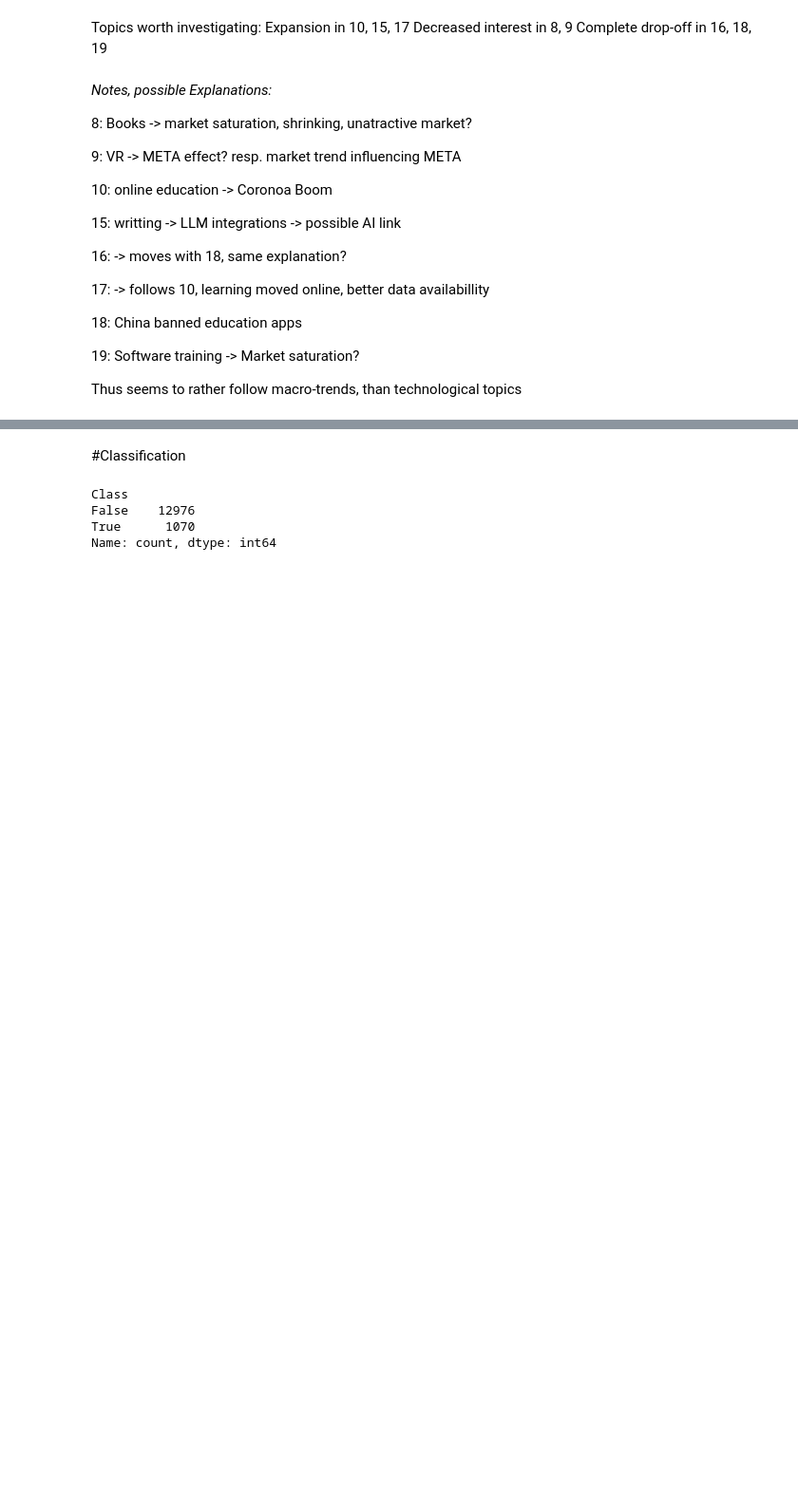
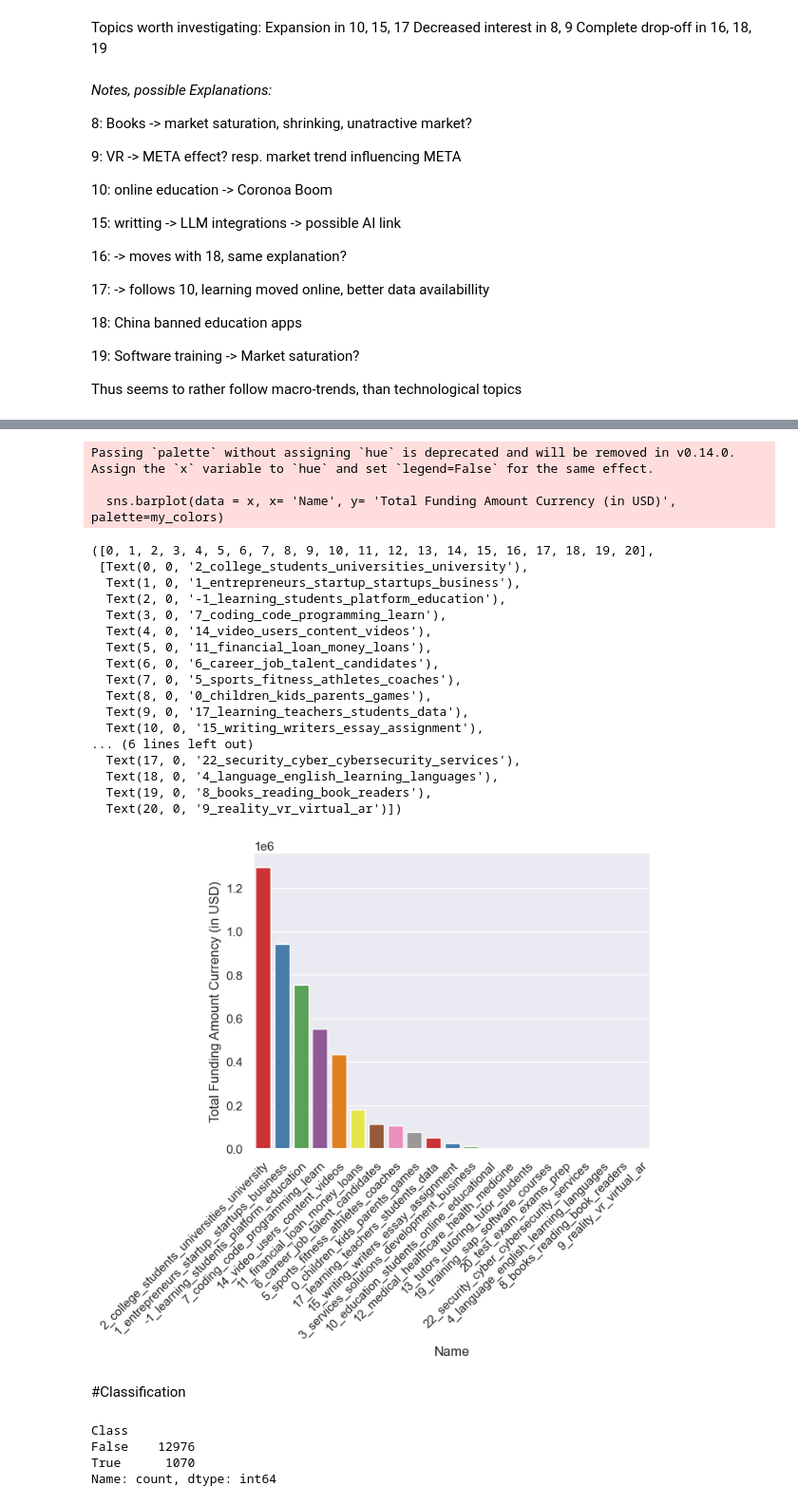
Before and after one commit to MarioMuehlematter/Education.ai, a Jupyter notebook: notebooks/Education.ai_Analysis+Plots.ipynb, the cells around one changed output, grey strips where cells are left out. Shown at 95% size. Saved outputs shown, nothing was run; the diff lists cells and outputs as text; code cells hidden in the pictures; blank space fills up the shorter version.

```diff
--- a/notebooks/Education.ai_Analysis+Plots.ipynb
+++ b/notebooks/Education.ai_Analysis+Plots.ipynb
@@ -347,0 +329,2 @@ topic_export.to_csv('//Users/mario/Documents/Github/Education.ai/data/topic_mode
+# %%
+sub_df = df[df['Founded Date'] >= '2021-12-31']
@@ -347,0 +366,4 @@ topic_export.to_csv('//Users/mario/Documents/Github/Education.ai/data/topic_mode
+# %%
+x =sub_df[['Name', 'Total Funding Amount Currency (in USD)']].groupby('Name').mean()
+x = x.sort_values(by= ['Total Funding Amount Currency (in USD)'], ascending= False)
+print(x)
@@ -348,3 +388,28 @@ topic_export.to_csv('//Users/mario/Documents/Github/Education.ai/data/topic_mode
+# %%
+sns.barplot(data = x, x= 'Name', y= 'Total Funding Amount Currency (in USD)', palette=my_colors)
+plt.xticks(rotation = 45, wrap = True, ha = 'right')
+# %% [output]
+Passing `palette` without assigning `hue` is deprecated and will be removed in v0.14.0. Assign the `x` variable to `hue` and set `legend=False` for the same effect.
+
+  sns.barplot(data = x, x= 'Name', y= 'Total Funding Amount Currency (in USD)', palette=my_colors)
+([0, 1, 2, 3, 4, 5, 6, 7, 8, 9, 10, 11, 12, 13, 14, 15, 16, 17, 18, 19, 20],
+ [Text(0, 0, '2_college_students_universities_university'),
+  Text(1, 0, '1_entrepreneurs_startup_startups_business'),
+  Text(2, 0, '-1_learning_students_platform_education'),
+  Text(3, 0, '7_coding_code_programming_learn'),
+  Text(4, 0, '14_video_users_content_videos'),
+  Text(5, 0, '11_financial_loan_money_loans'),
+  Text(6, 0, '6_career_job_talent_candidates'),
+  Text(7, 0, '5_sports_fitness_athletes_coaches'),
+  Text(8, 0, '0_children_kids_parents_games'),
+  Text(9, 0, '17_learning_teachers_students_data'),
+  Text(10, 0, '15_writing_writers_essay_assignment'),
+... (6 lines left out)
+  Text(17, 0, '22_security_cyber_cybersecurity_services'),
+  Text(18, 0, '4_language_english_learning_languages'),
+  Text(19, 0, '8_books_reading_book_readers'),
+  Text(20, 0, '9_reality_vr_virtual_ar')])
+[figure, added]
 # %% [markdown]
 #Classification
 # %%
```
Also changed, not shown: parts of 10 cells of this notebook.
